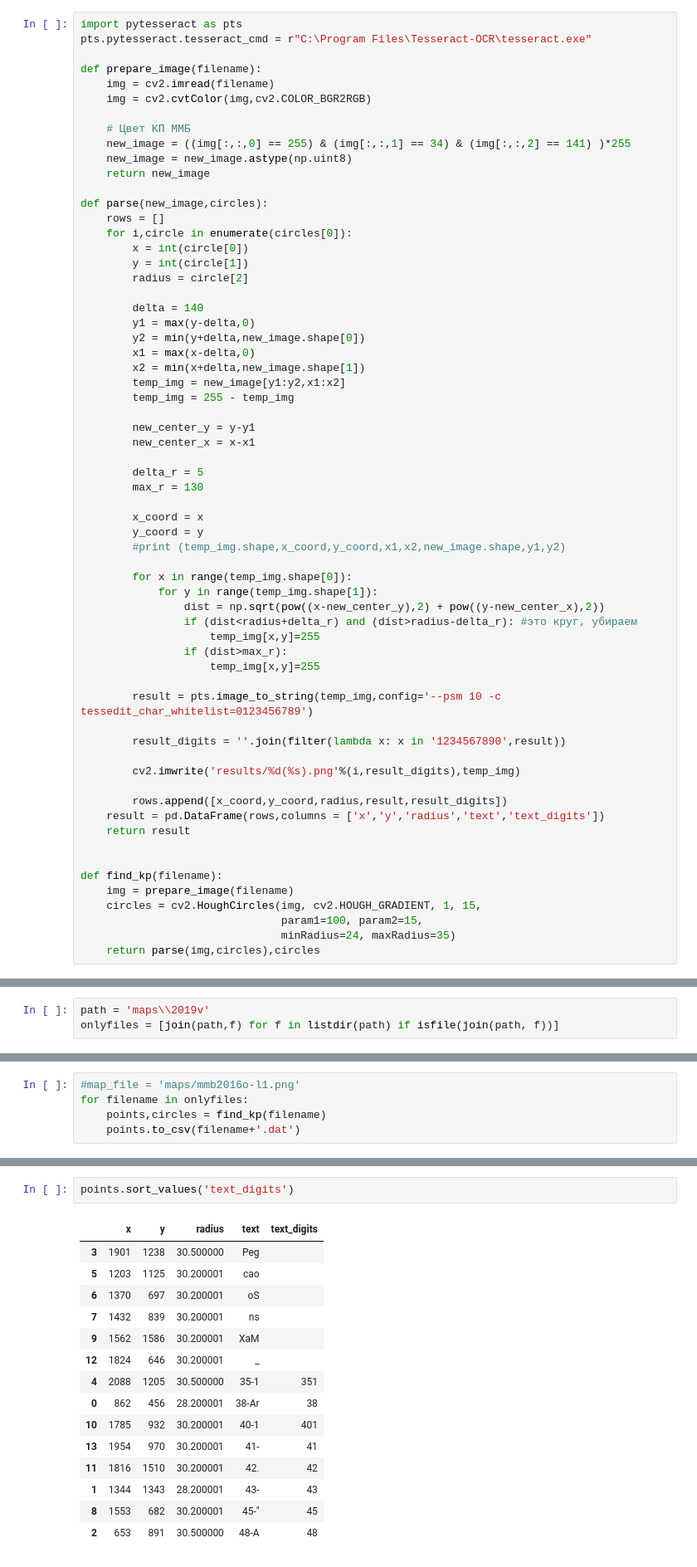
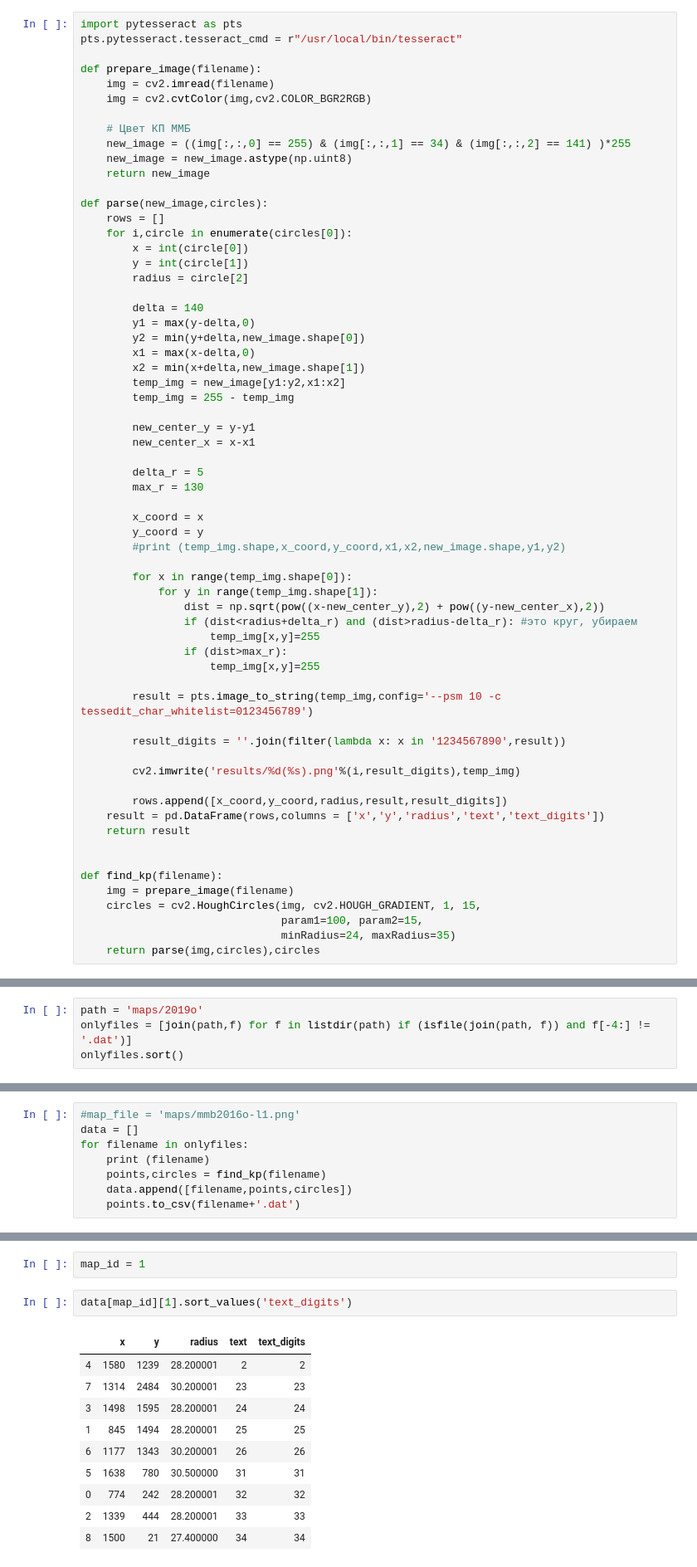
Before and after one commit to iiMisha/path-finder, a Jupyter notebook: map analyze py3.ipynb, the cells around one changed output, grey strips where cells are left out. Shown at 83% size. Saved outputs shown, nothing was run; the diff lists cells and outputs as text.

```diff
--- a/map analyze py3.ipynb
+++ b/map analyze py3.ipynb
@@ -14,7 +14,7 @@ from os.path import isfile, join
 #                                minRadius=24, maxRadius=35)
 # %%
 import pytesseract as pts
-pts.pytesseract.tesseract_cmd = r"C:\Program Files\Tesseract-OCR\tesseract.exe"
+pts.pytesseract.tesseract_cmd = r"/usr/local/bin/tesseract"
 
 def prepare_image(filename):
     img = cv2.imread(filename)
@@ -95,6 +114,7 @@ def plot_circles_on_img(filename,circles):
 # %%
-path = 'maps\\2019v'
-onlyfiles = [join(path,f) for f in listdir(path) if isfile(join(path, f))]
+path = 'maps/2019o'
+onlyfiles = [join(path,f) for f in listdir(path) if (isfile(join(path, f)) and f[-4:] != '.dat')]
+onlyfiles.sort()
 # %%
 onlyfiles
 # %% [output]
@@ -105,5 +122,8 @@ onlyfiles
 # %%
 #map_file = 'maps/mmb2016o-l1.png'
+data = []
 for filename in onlyfiles:
+    print (filename)
     points,circles = find_kp(filename)
+    data.append([filename,points,circles])
     points.to_csv(filename+'.dat')
@@ -110,18 +136,15 @@ for filename in onlyfiles:
+# %%
+map_id = 1
 # %%
-points.sort_values('text_digits')
+data[map_id][1].sort_values('text_digits')
 # %% [output]
 |  | x | y | radius | text | text_digits |
-| 3 | 1901 | 1238 | 30.500000 | Peg |  |
-| 5 | 1203 | 1125 | 30.200001 | cao |  |
-| 6 | 1370 | 697 | 30.200001 | oS |  |
-| 7 | 1432 | 839 | 30.200001 | ns |  |
-| 9 | 1562 | 1586 | 30.200001 | XaM |  |
-| 12 | 1824 | 646 | 30.200001 | _ |  |
-| 4 | 2088 | 1205 | 30.500000 | 35-1 | 351 |
-| 0 | 862 | 456 | 28.200001 | 38-Ar | 38 |
-| 10 | 1785 | 932 | 30.200001 | 40-1 | 401 |
-| 13 | 1954 | 970 | 30.200001 | 41- | 41 |
-| 11 | 1816 | 1510 | 30.200001 | 42. | 42 |
-| 1 | 1344 | 1343 | 28.200001 | 43- | 43 |
-| 8 | 1553 | 682 | 30.200001 | 45-" | 45 |
-| 2 | 653 | 891 | 30.500000 | 48-A | 48 |
+| 4 | 1580 | 1239 | 28.200001 | 2 | 2 |
+| 7 | 1314 | 2484 | 30.200001 | 23 | 23 |
+| 3 | 1498 | 1595 | 28.200001 | 24 | 24 |
+| 1 | 845 | 1494 | 28.200001 | 25 | 25 |
+| 6 | 1177 | 1343 | 30.200001 | 26 | 26 |
+| 5 | 1638 | 780 | 30.500000 | 31 | 31 |
+| 0 | 774 | 242 | 28.200001 | 32 | 32 |
+| 2 | 1339 | 444 | 28.200001 | 33 | 33 |
+| 8 | 1500 | 21 | 27.400000 | 34 | 34 |
```
Also changed, not shown: parts of 10 cells of this notebook, 13 other files.
